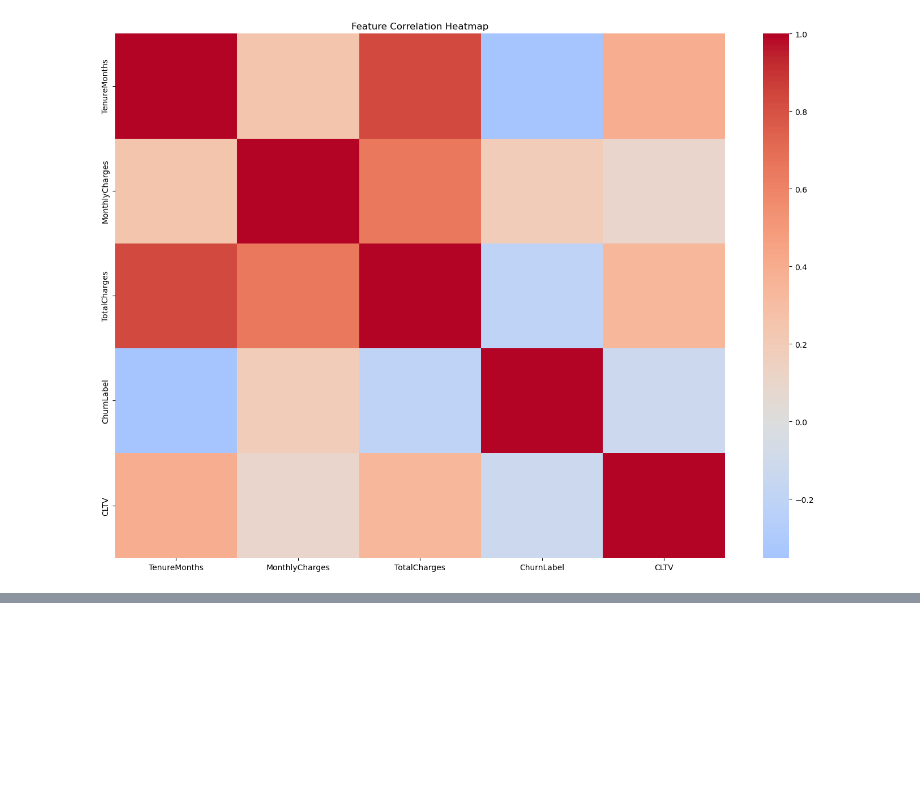
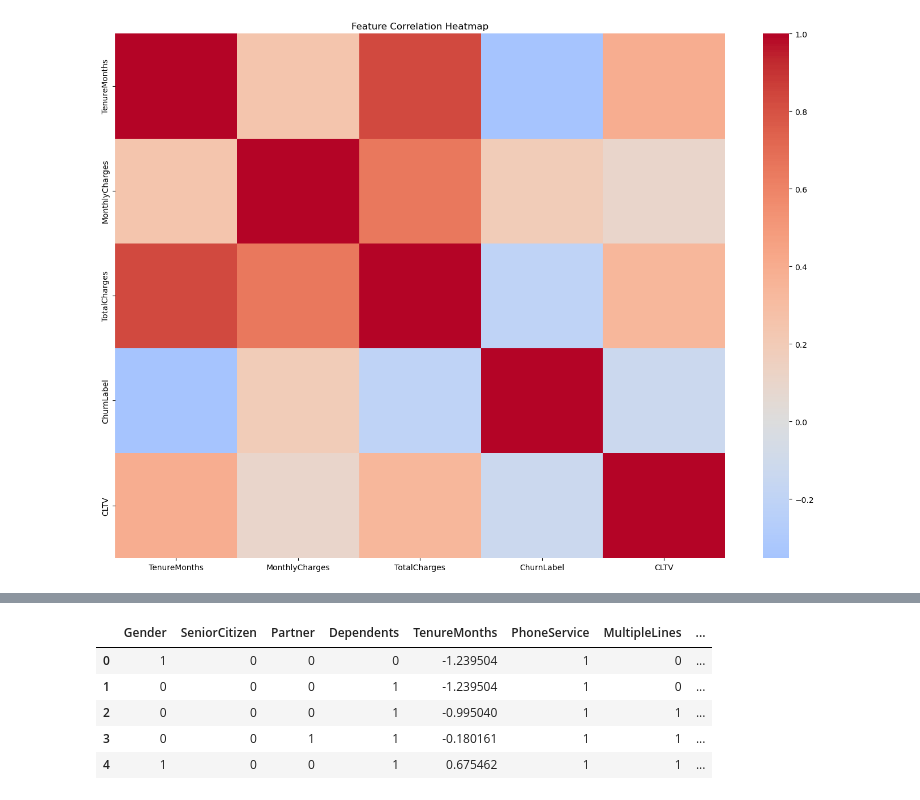
Before and after one commit to ham01za/Customer-Churn-Analysis-Prediction, a Jupyter notebook: Customer_Analysis_Prediction.ipynb, the cells around one changed output, grey strips where cells are left out. Saved outputs shown, nothing was run; the diff lists cells and outputs as text; code cells hidden in the pictures; blank space fills up the shorter version.

```diff
--- a/Customer_Analysis_Prediction.ipynb
+++ b/Customer_Analysis_Prediction.ipynb
@@ -193,0 +328,11 @@ plt.show()
+# %%
+
+#Scale numeric features
+
+scaler = StandardScaler()
+scale_cols = ['TenureMonths','MonthlyCharges','TotalCharges','CLTV']
+
+my_data[scale_cols] = scaler.fit_transform(my_data[numeric_cols])
+
+# Quick check
+my_data[scale_cols].head()
@@ -193,0 +346,9 @@ plt.show()
+# %%
+#One-hot encode multi-category columns
+
+multi_cat_cols = ['InternetService','Contract','PaymentMethod']
+
+my_data = pd.get_dummies(my_data, columns=multi_cat_cols, drop_first=True)
+
+# Verify all columns are numeric
+my_data.info()
@@ -193,0 +373,15 @@ plt.show()
+# %%
+# Convert boolean columns to int
+bool_cols = my_data.select_dtypes(include='bool').columns
+my_data[bool_cols] = my_data[bool_cols].astype(int)
+
+# Check
+with pd.option_context('display.max_columns', None):  # None = show all columns
+    display(my_data.head(5))
+# %% [output]
+|  | Gender | SeniorCitizen | Partner | Dependents | TenureMonths | PhoneService | MultipleLines | ... |
+| 0 | 1 | 0 | 0 | 0 | -1.239504 | 1 | 0 | ... |
+| 1 | 0 | 0 | 0 | 1 | -1.239504 | 1 | 0 | ... |
+| 2 | 0 | 0 | 0 | 1 | -0.995040 | 1 | 1 | ... |
+| 3 | 0 | 0 | 1 | 1 | -0.180161 | 1 | 1 | ... |
+| 4 | 1 | 0 | 0 | 1 | 0.675462 | 1 | 1 | ... |
```
Also changed, not shown: parts of 10 cells of this notebook.
